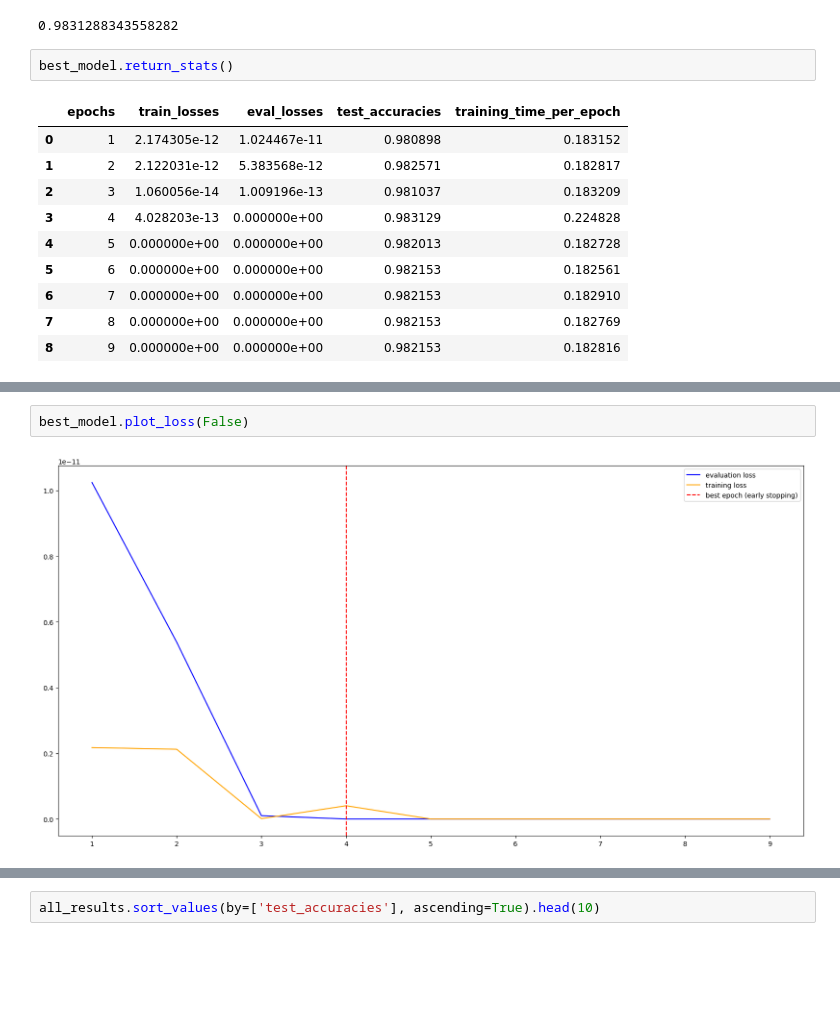
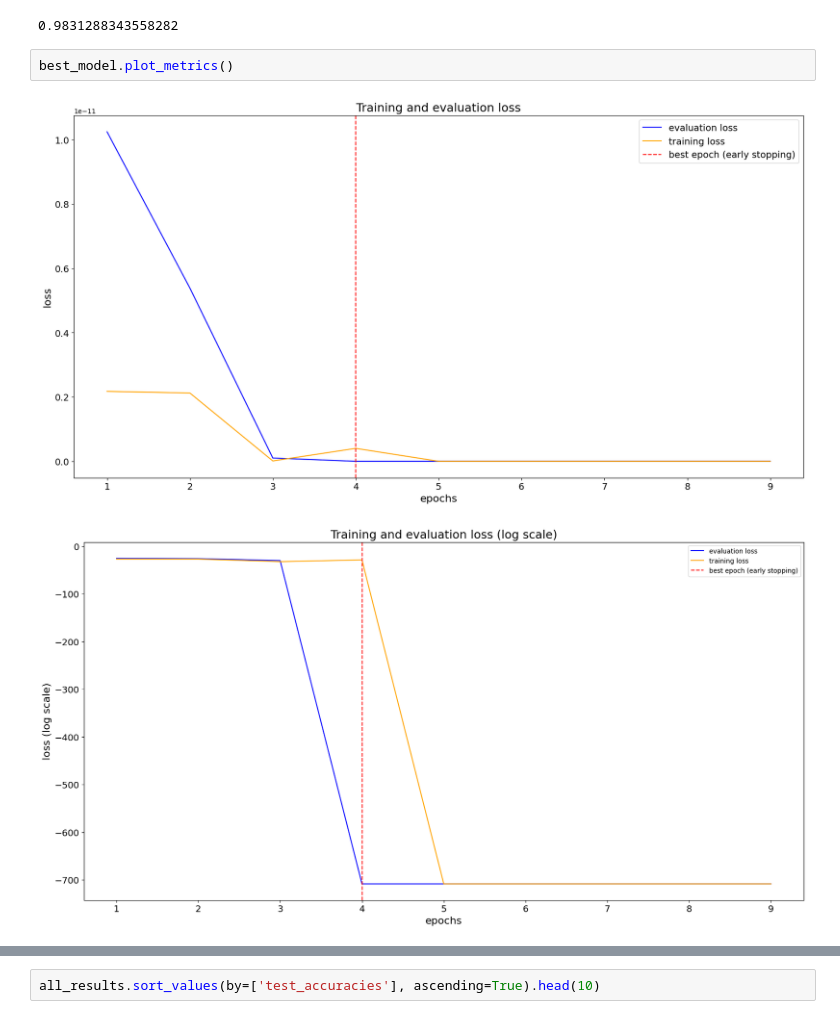
Before and after one commit to Lotto98/Sign-Language-MNIST, a Jupyter notebook: src/LeNet5.ipynb, the cells around one changed output, grey strips where cells are left out. Cells and saved outputs as stored; diff of their text form; blank space fills up the shorter version.

```diff
--- a/src/LeNet5.ipynb
+++ b/src/LeNet5.ipynb
@@ -73,15 +86,7 @@ Estimated Total Size (MB): 0.34
 [figure]
 0.9831288343558282
 # %%
-best_model.return_stats()
+best_model.plot_metrics()
 # %% [output]
-|  | epochs | train_losses | eval_losses | test_accuracies | training_time_per_epoch |
-| 0 | 1 | 2.174305e-12 | 1.024467e-11 | 0.980898 | 0.183152 |
-| 1 | 2 | 2.122031e-12 | 5.383568e-12 | 0.982571 | 0.182817 |
-| 2 | 3 | 1.060056e-14 | 1.009196e-13 | 0.981037 | 0.183209 |
-| 3 | 4 | 4.028203e-13 | 0.000000e+00 | 0.983129 | 0.224828 |
-| 4 | 5 | 0.000000e+00 | 0.000000e+00 | 0.982013 | 0.182728 |
-| 5 | 6 | 0.000000e+00 | 0.000000e+00 | 0.982153 | 0.182561 |
-| 6 | 7 | 0.000000e+00 | 0.000000e+00 | 0.982153 | 0.182910 |
-| 7 | 8 | 0.000000e+00 | 0.000000e+00 | 0.982153 | 0.182769 |
-| 8 | 9 | 0.000000e+00 | 0.000000e+00 | 0.982153 | 0.182816 |
+[figure, added]
+[figure, added]
@@ -88,4 +93,0 @@ best_model.return_stats()
-# %%
-best_model.plot_loss(False)
-# %% [output]
-[figure, removed]
```
Also changed, not shown: parts of 7 cells of this notebook, 25 other files.
